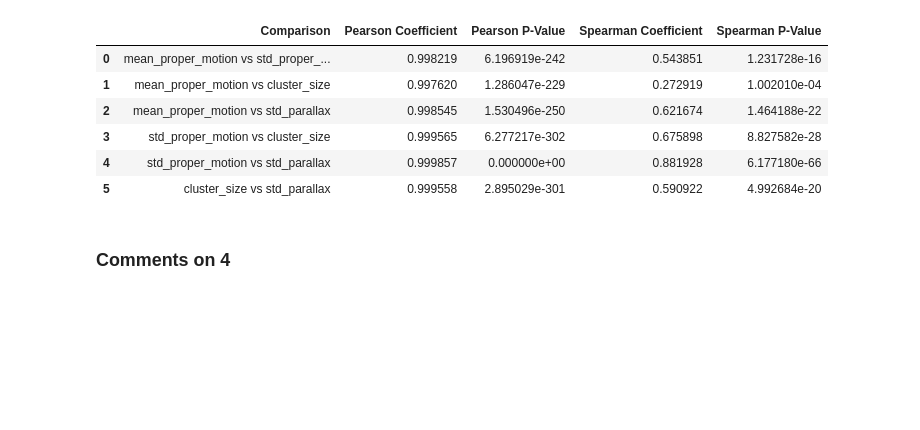
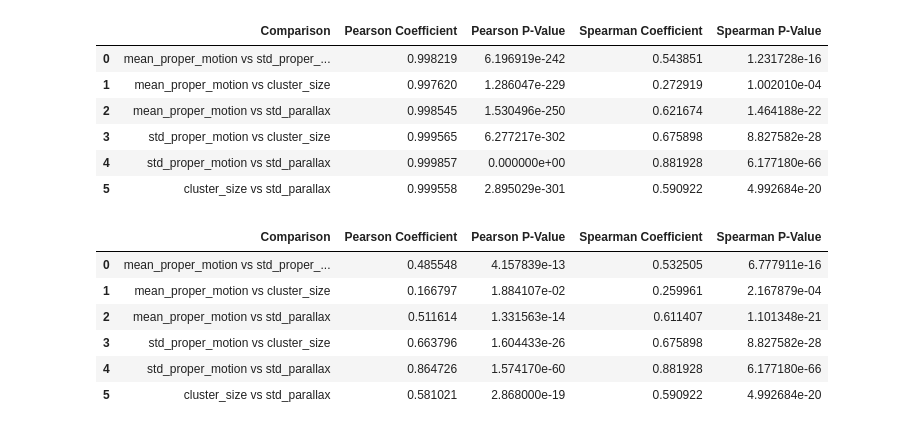
Before and after one commit to afinemax/stat_meth, a Jupyter notebook: assignments/a2/a2_max_fine.ipynb, the cells around one changed output. Saved outputs shown, nothing was run; the diff lists cells and outputs as text; code cells hidden in the pictures; blank space fills up the shorter version.

```diff
--- a/assignments/a2/a2_max_fine.ipynb
+++ b/assignments/a2/a2_max_fine.ipynb
@@ -642,5 +710,16 @@ correlations
 | 3 | std_proper_motion vs cluster_size | 0.999565 | 6.277217e-302 | 0.675898 | 8.827582e-28 |
 | 4 | std_proper_motion vs std_parallax | 0.999857 | 0.000000e+00 | 0.881928 | 6.177180e-66 |
 | 5 | cluster_size vs std_parallax | 0.999558 | 2.895029e-301 | 0.590922 | 4.992684e-20 |
-# %% [markdown]
-### Comments on 4
+# %%
+# correlations
+parameters = ['mean_proper_motion', 'std_proper_motion', 'cluster_size', 'std_parallax',]
+log_correlations = pearson_and_spearman_corr(dataframe=filtered_cluster_stats_corr, parameters=parameters, log=True)
+log_correlations
+# %% [output]
+|  | Comparison | Pearson Coefficient | Pearson P-Value | Spearman Coefficient | Spearman P-Value |
+| 0 | mean_proper_motion vs std_proper_... | 0.485548 | 4.157839e-13 | 0.532505 | 6.777911e-16 |
+| 1 | mean_proper_motion vs cluster_size | 0.166797 | 1.884107e-02 | 0.259961 | 2.167879e-04 |
+| 2 | mean_proper_motion vs std_parallax | 0.511614 | 1.331563e-14 | 0.611407 | 1.101348e-21 |
+| 3 | std_proper_motion vs cluster_size | 0.663796 | 1.604433e-26 | 0.675898 | 8.827582e-28 |
+| 4 | std_proper_motion vs std_parallax | 0.864726 | 1.574170e-60 | 0.881928 | 6.177180e-66 |
+| 5 | cluster_size vs std_parallax | 0.581021 | 2.868000e-19 | 0.590922 | 4.992684e-20 |
```
Also changed, not shown: parts of 19 cells of this notebook.
